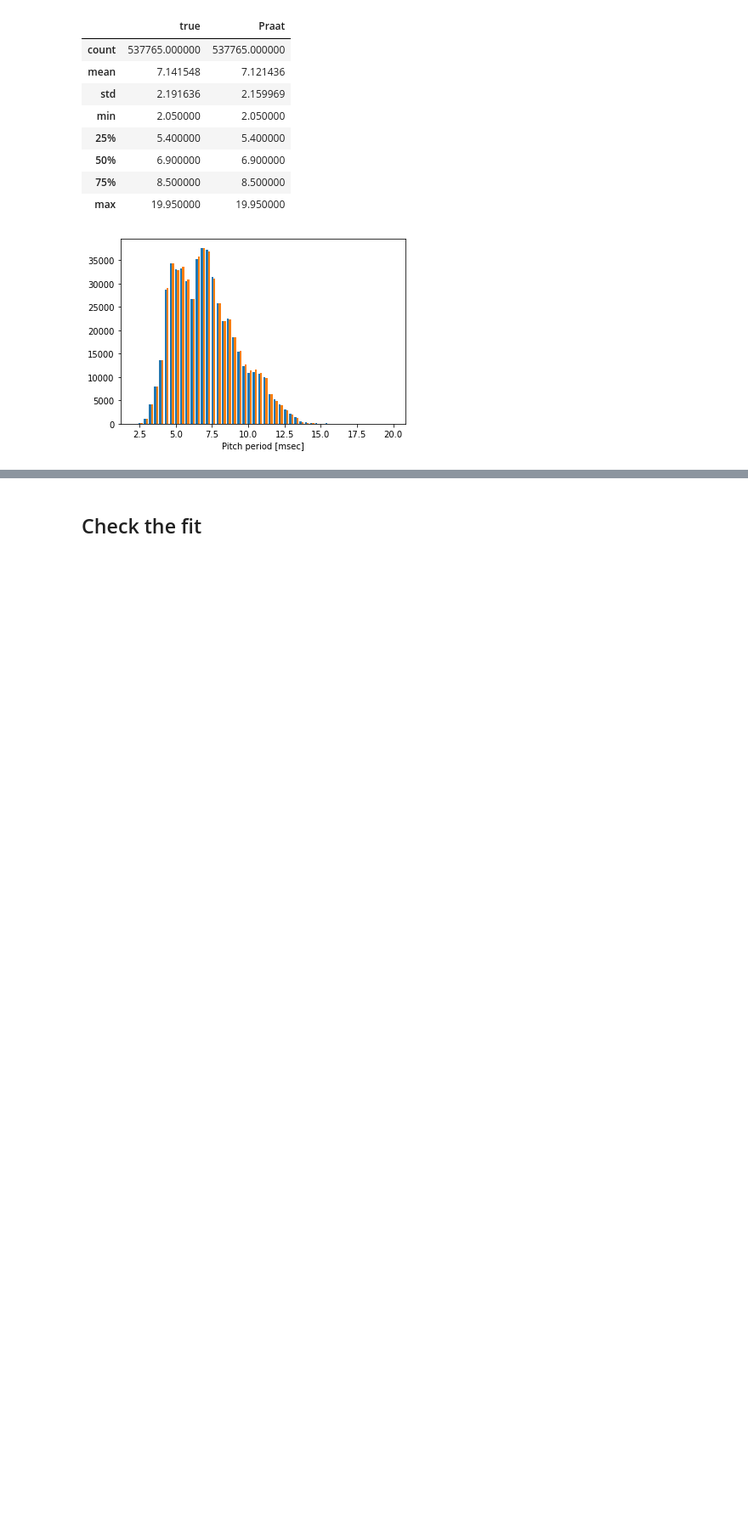
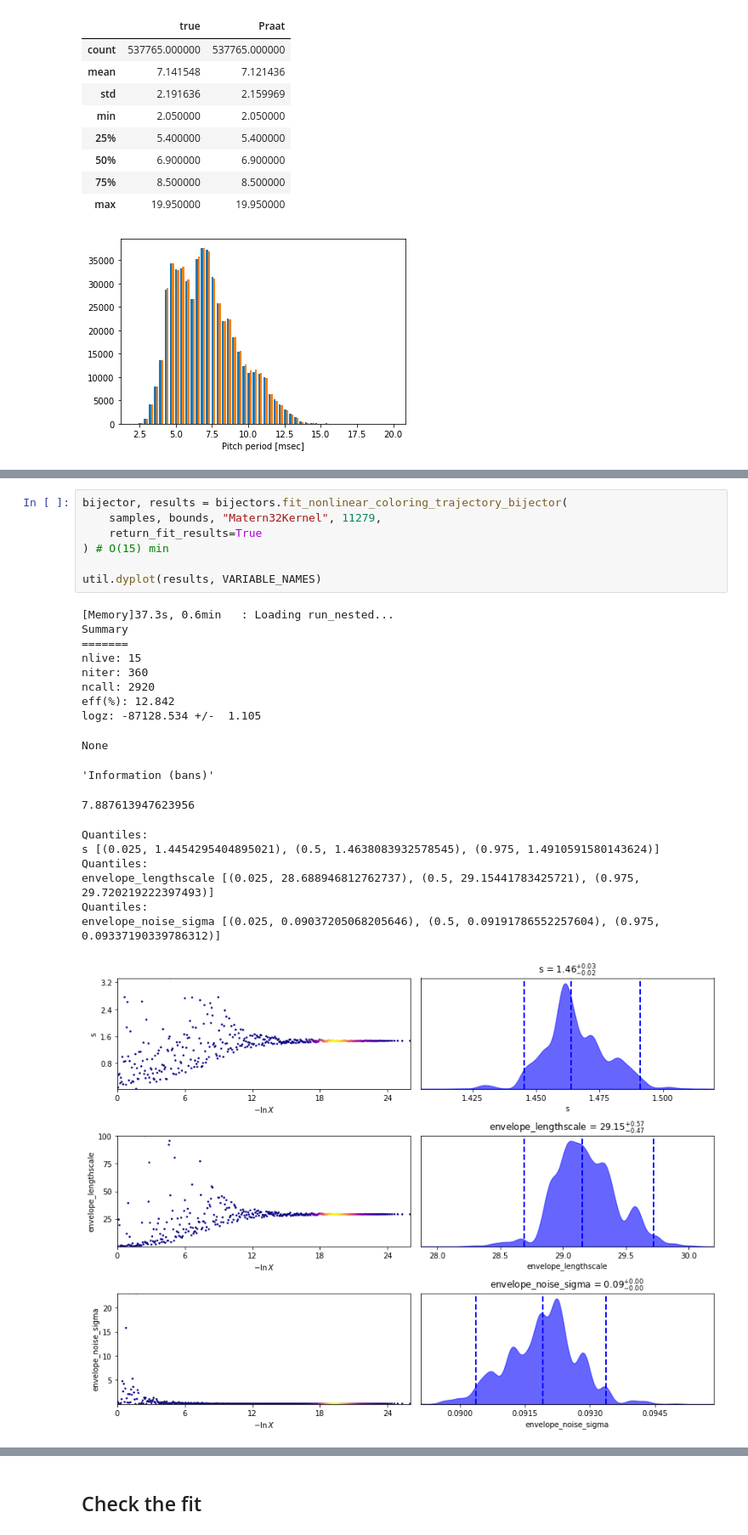
Before and after one commit to mvsoom/thesis-py, a Jupyter notebook: dgf/prior/period.ipynb, the cells around one changed output, grey strips where cells are left out. Shown at 85% size. Drawn from its saved outputs; the diff is of its cells as text; blank space fills up the shorter version.

```diff
--- a/dgf/prior/period.ipynb
+++ b/dgf/prior/period.ipynb
@@ -344,0 +332,26 @@ praat_sigma [(0.025, 0.04970567556164484), (0.5, 0.04979464170179949), (0.975, 0
+# %%
+bijector, results = bijectors.fit_nonlinear_coloring_trajectory_bijector(
+    samples, bounds, "Matern32Kernel", 11279,
+    return_fit_results=True
+) # O(15) min
+
+util.dyplot(results, VARIABLE_NAMES)
+# %% [output]
+[Memory]37.3s, 0.6min   : Loading run_nested...
+Summary
+=======
+nlive: 15
+niter: 360
+ncall: 2920
+eff(%): 12.842
+logz: -87128.534 +/-  1.105
+None
+'Information (bans)'
+7.887613947623956
+Quantiles:
+s [(0.025, 1.4454295404895021), (0.5, 1.4638083932578545), (0.975, 1.4910591580143624)]
+Quantiles:
+envelope_lengthscale [(0.025, 28.688946812762737), (0.5, 29.15441783425721), (0.975, 29.720219222397493)]
+Quantiles:
+envelope_noise_sigma [(0.025, 0.09037205068205646), (0.5, 0.09191786552257604), (0.975, 0.09337190339786312)]
+[figure, added]
```
Also changed, not shown: parts of 69 cells of this notebook, 6 other files.
